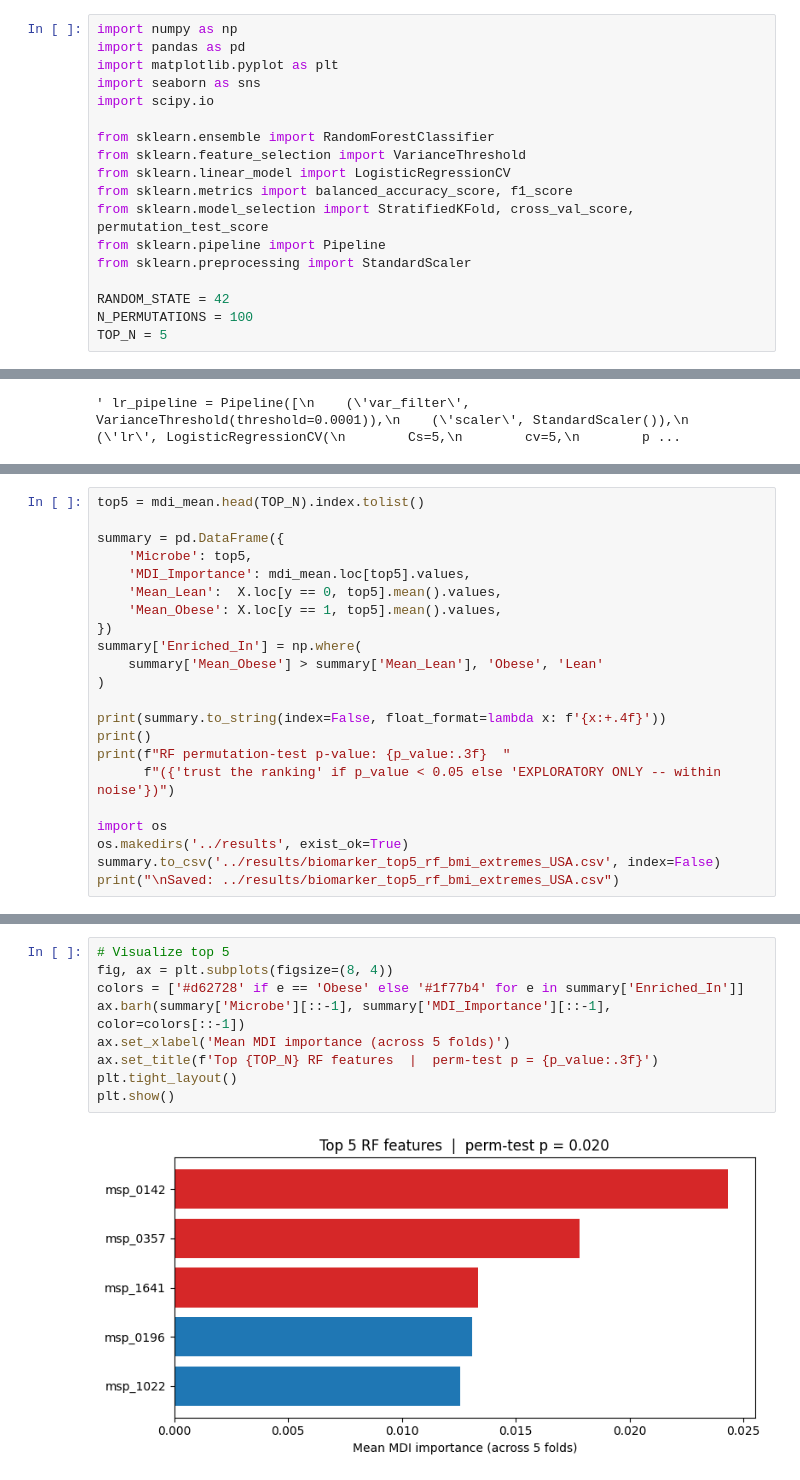
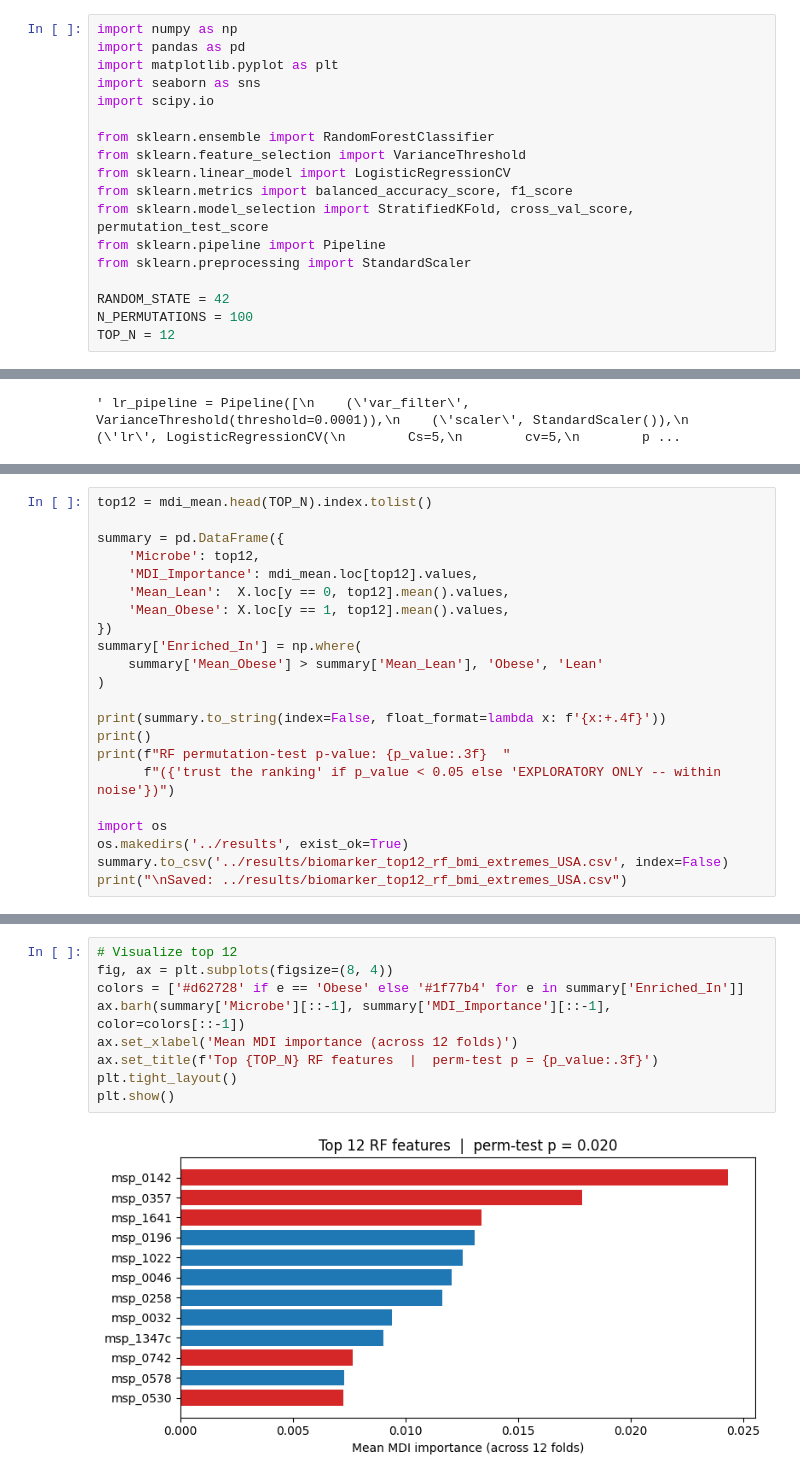
Before and after one commit to dafi03/PA1_repo, a Jupyter notebook: notebook/05_BMI_extremes2_ml.ipynb, the cells around one changed output, grey strips where cells are left out. Cells and saved outputs as stored; diff of their text form.

```diff
--- a/notebook/05_BMI_extremes2_ml.ipynb
+++ b/notebook/05_BMI_extremes2_ml.ipynb
@@ -28,7 +28,7 @@ from sklearn.preprocessing import StandardScaler
 
 RANDOM_STATE = 42
 N_PERMUTATIONS = 100
-TOP_N = 5
+TOP_N = 12
 # %% [markdown]
 ## Load the extreme-BMI subset
 # %%
@@ -168,13 +175,13 @@ print(f"Per-fold balanced acc: {np.round(lr_bacc, 3)}") """
 
 Mean abundance per class is shown so each feature has a direction (higher in Lean vs. higher in Obese). Whether to *trust* this list depends on the permutation-test p-value above.
 # %%
-top5 = mdi_mean.head(TOP_N).index.tolist()
+top12 = mdi_mean.head(TOP_N).index.tolist()
 
 summary = pd.DataFrame({
-    'Microbe': top5,
-    'MDI_Importance': mdi_mean.loc[top5].values,
-    'Mean_Lean':  X.loc[y == 0, top5].mean().values,
-    'Mean_Obese': X.loc[y == 1, top5].mean().values,
+    'Microbe': top12,
+    'MDI_Importance': mdi_mean.loc[top12].values,
+    'Mean_Lean':  X.loc[y == 0, top12].mean().values,
+    'Mean_Obese': X.loc[y == 1, top12].mean().values,
 })
 summary['Enriched_In'] = np.where(
     summary['Mean_Obese'] > summary['Mean_Lean'], 'Obese', 'Lean'
@@ -187,6 +194,6 @@ print(f"RF permutation-test p-value: {p_value:.3f}  "
 
 import os
 os.makedirs('../results', exist_ok=True)
-summary.to_csv('../results/biomarker_top5_rf_bmi_extremes_USA.csv', index=False)
-print("\nSaved: ../results/biomarker_top5_rf_bmi_extremes_USA.csv")
+summary.to_csv('../results/biomarker_top12_rf_bmi_extremes_USA.csv', index=False)
+print("\nSaved: ../results/biomarker_top12_rf_bmi_extremes_USA.csv")
 # %% [output]
@@ -203,14 +217,14 @@ Saved: ../results/biomarker_top5_rf_bmi_extremes_USA.csv
 # %%
-# Visualize top 5
+# Visualize top 12
 fig, ax = plt.subplots(figsize=(8, 4))
 colors = ['#d62728' if e == 'Obese' else '#1f77b4' for e in summary['Enriched_In']]
 ax.barh(summary['Microbe'][::-1], summary['MDI_Importance'][::-1], color=colors[::-1])
-ax.set_xlabel('Mean MDI importance (across 5 folds)')
+ax.set_xlabel('Mean MDI importance (across 12 folds)')
 ax.set_title(f'Top {TOP_N} RF features  |  perm-test p = {p_value:.3f}')
 plt.tight_layout()
 plt.show()
 # %% [output]
-[figure, old version]
+[figure, new version]
 # %% [markdown]
 # Analysis Summary: Microbial Signatures in Extreme BMI Groups
 
```
Also changed, not shown: parts of 6 cells of this notebook, 5 other files.
